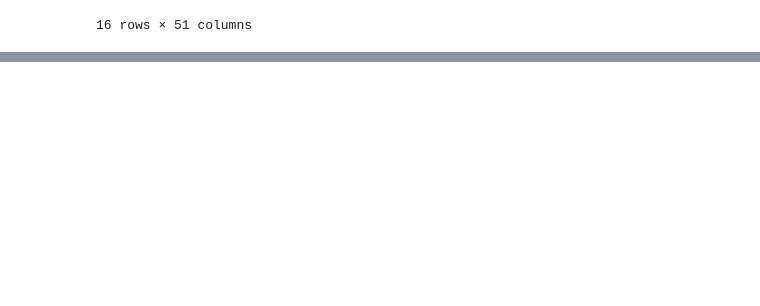
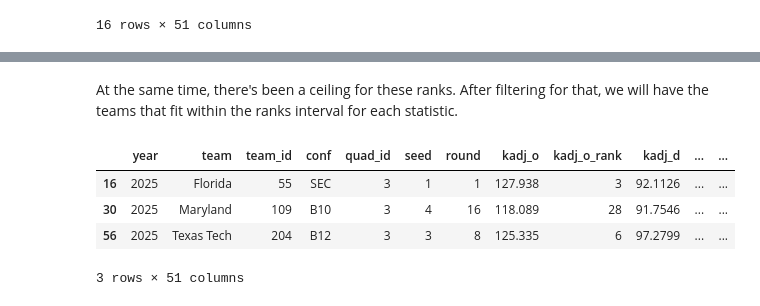
Before and after one commit to baywigg/DS3001Group, a Jupyter notebook: results.ipynb, the cells around one changed output, grey strips where cells are left out. Drawn from its saved outputs; the diff is of its cells as text; code cells hidden in the pictures; blank space fills up the shorter version.

```diff
--- a/results.ipynb
+++ b/results.ipynb
@@ -286,0 +142,16 @@ df_2025
+# %% [markdown]
+At the same time, there's been a ceiling for these ranks. After filtering for that, we will have the teams that fit within the ranks interval for each statistic.
+# %%
+# iterate through columns
+for col in rank_columns:
+    # filter by highest rank for that stat
+    max_stat_rank = previous_winners[col].min()
+    df_2025 = df_2025[(df_2025[col] >= max_stat_rank)]
+
+df_2025
+# %% [output]
+|  | year | team | team_id | conf | quad_id | seed | round | kadj_o | kadj_o_rank | kadj_d | ... | ... |
+| 16 | 2025 | Florida | 55 | SEC | 3 | 1 | 1 | 127.938 | 3 | 92.1126 | ... | ... |
+| 30 | 2025 | Maryland | 109 | B10 | 3 | 4 | 16 | 118.089 | 28 | 91.7546 | ... | ... |
+| 56 | 2025 | Texas Tech | 204 | B12 | 3 | 3 | 8 | 125.335 | 6 | 97.2799 | ... | ... |
+3 rows × 51 columns
```
Also changed, not shown: parts of 17 cells of this notebook.
